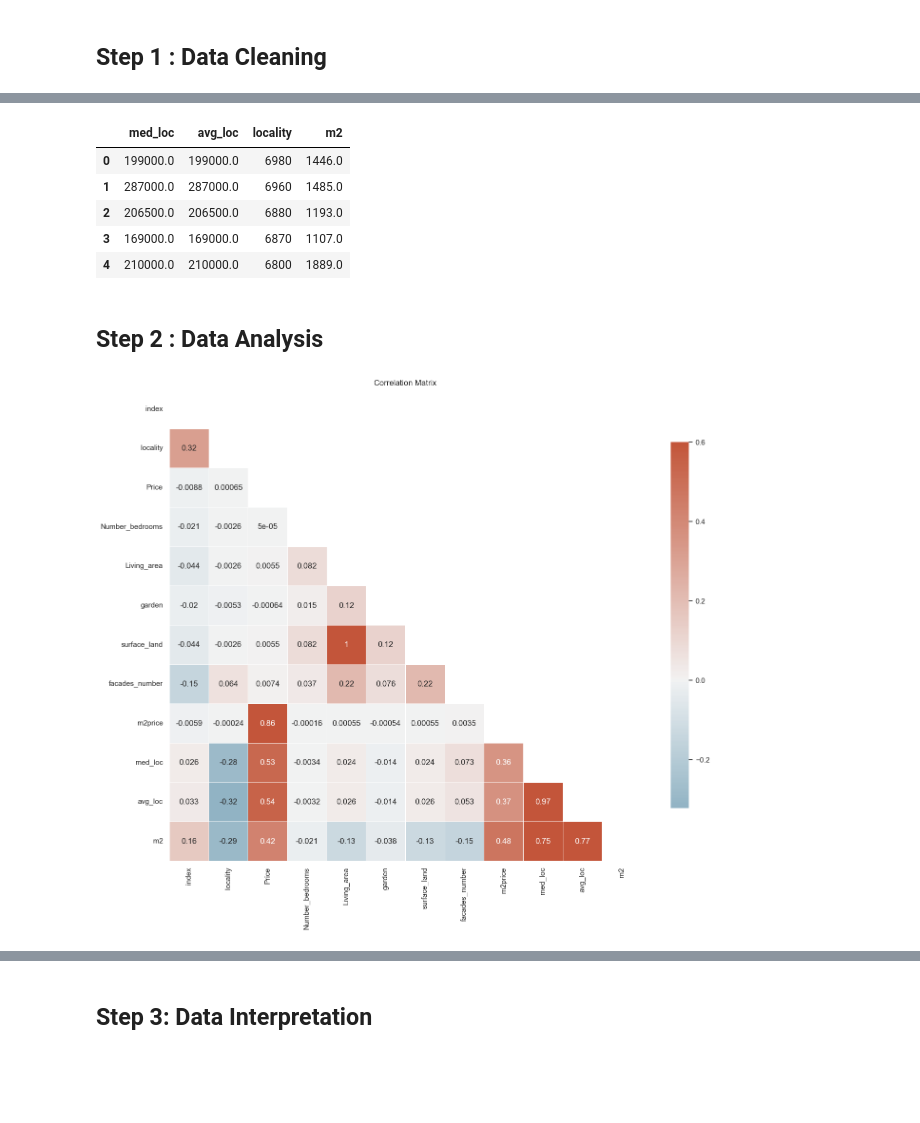
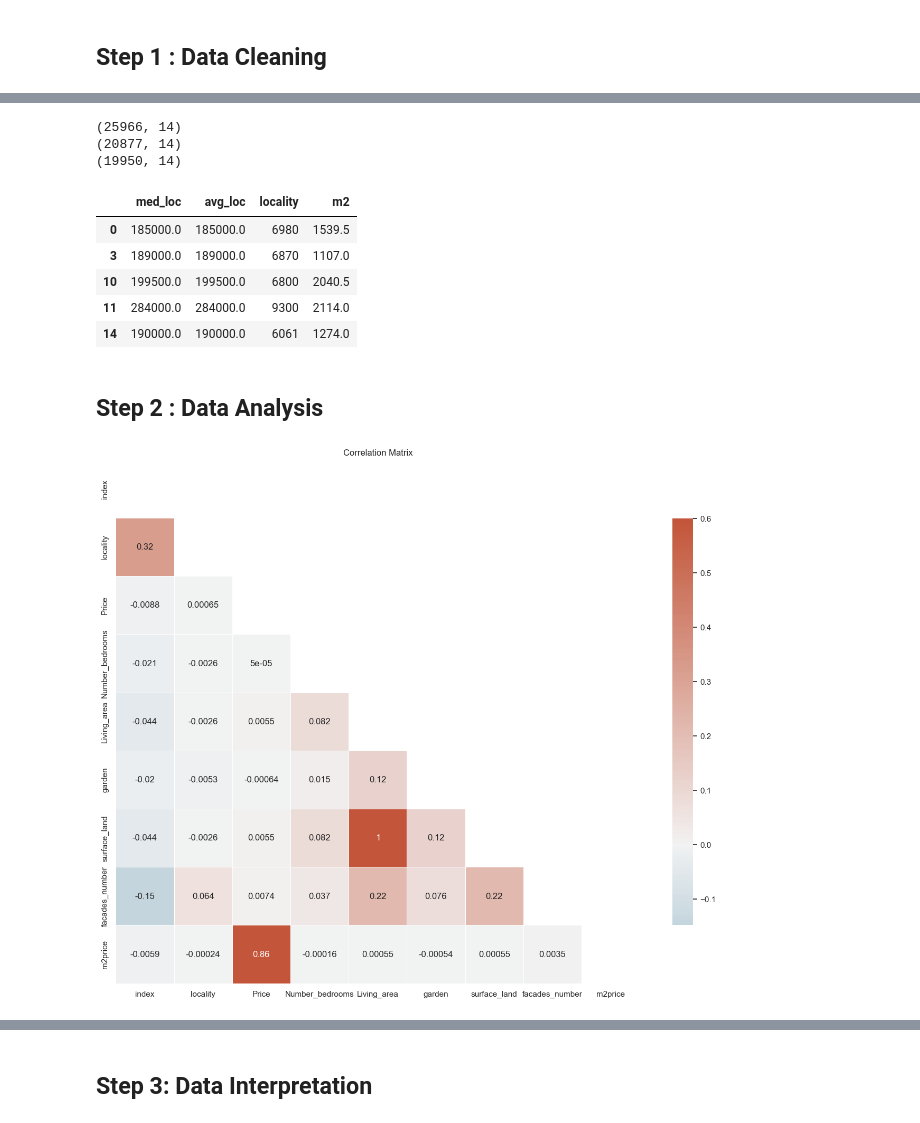
Before and after one commit to Yheloww/real-estate-price-prediction, a Jupyter notebook: Data_vizualisation/start project.ipynb, the cells around one changed output, grey strips where cells are left out. Saved outputs shown, nothing was run; the diff lists cells and outputs as text; code cells hidden in the pictures; blank space fills up the shorter version.

```diff
--- a/Data_vizualisation/start project.ipynb
+++ b/Data_vizualisation/start project.ipynb
@@ -91,6 +91,6 @@ df['provinces'] = np.where(df['locality'].between(8000,8999), "W.Flanders", df['
 df['provinces'] = np.where(df['locality'].between(4000,4999), "Liege", df['provinces'])
 
 #reduction of the maximum of the price
-d_big = df.drop(df[df['Price'] > 1000000].index)
-print(d_big.head())
+d_big = df
+df.shape
 # %% [output]
@@ -117,7 +98,36 @@ print(d_big.head())
+# %%
+#emoving outliers from prices
+p25 = df['Price'].quantile(0.25)
+p75 = df['Price'].quantile(0.75)
+iqr = p75-p25
+upper_limit = p75 + 1.5 * iqr
+lower_limit = p25 - 1.5 * iqr
+df= df.drop(df[df['Price'] > upper_limit].index)
+print(df.shape)
+#removing outliers from garden
+p25 = df['garden'].quantile(0.25)
+p75 = df['garden'].quantile(0.75)
+iqr = p75-p25
+upper_limit = p75 + 1.5 * iqr
+lower_limit = p25 - 1.5 * iqr
+df= df.drop(df[df['garden'] > upper_limit].index)
+print(df.shape)
+#removing outliers from living area
+p25 = df['Living_area'].quantile(0.25)
+p75 = df['Living_area'].quantile(0.75)
+iqr = p75-p25
+upper_limit = p75 + 1.5 * iqr
+lower_limit = p25 - 1.5 * iqr
+df= df.drop(df[df['Living_area'] > upper_limit].index)
+print(df.shape)
+# %% [output]
+(25966, 14)
+(20877, 14)
+(19950, 14)
 # %%
-df["med_loc"] = d_big.groupby('locality',sort=False)['Price'].transform('median')
-df["avg_loc"] = d_big.groupby('locality',sort=False)['Price'].transform('mean')
-df["m2"] = d_big.groupby('locality',sort=False)['m2price'].transform('median')
+df["med_loc"] = df.groupby('locality',sort=False)['Price'].transform('median')
+df["avg_loc"] = df.groupby('locality',sort=False)['Price'].transform('mean')
+df["m2"] = df.groupby('locality',sort=False)['m2price'].transform('median')
 
 df
 test = pd.DataFrame()
@@ -128,36 +138,32 @@ test["m2"] = df['m2']
 test.head()
 # %% [output]
 |  | med_loc | avg_loc | locality | m2 |
-| 0 | 199000.0 | 199000.0 | 6980 | 1446.0 |
-| 1 | 287000.0 | 287000.0 | 6960 | 1485.0 |
-| 2 | 206500.0 | 206500.0 | 6880 | 1193.0 |
-| 3 | 169000.0 | 169000.0 | 6870 | 1107.0 |
-| 4 | 210000.0 | 210000.0 | 6800 | 1889.0 |
+| 0 | 185000.0 | 185000.0 | 6980 | 1539.5 |
+| 3 | 189000.0 | 189000.0 | 6870 | 1107.0 |
+| 10 | 199500.0 | 199500.0 | 6800 | 2040.5 |
+| 11 | 284000.0 | 284000.0 | 9300 | 2114.0 |
+| 14 | 190000.0 | 190000.0 | 6061 | 1274.0 |
 # %% [markdown]
 ## Step 2 : Data Analysis
 # %%
 sns.set_theme(style="white")
-
 # Compute the correlation matrix
-corr = df.corr()
+corr = d_big.corr()
 #Generate a mask for the upper triangle
 mask = np.triu(np.ones_like(corr, dtype=bool))
-
 # # Set up the matplotlib figure
 f, ax = plt.subplots(figsize=(16, 20))
-
 # # Generate a custom diverging colormap
 cmap = sns.diverging_palette(230, 20, as_cmap=True)
-
 # # Draw the heatmap with the mask and correct aspect ratio
 sns.heatmap(corr, annot=True, mask=mask, cmap=cmap, vmax=.6, center=0,
              square=True, linewidths=.5, cbar_kws={"shrink": .5})
 
 plt.title("Correlation Matrix")
 
 plt.show()
 # %% [output]
-[figure, old version]
+[figure, new version]
 # %%
 
 
```
Also changed, not shown: parts of 6 cells of this notebook.
